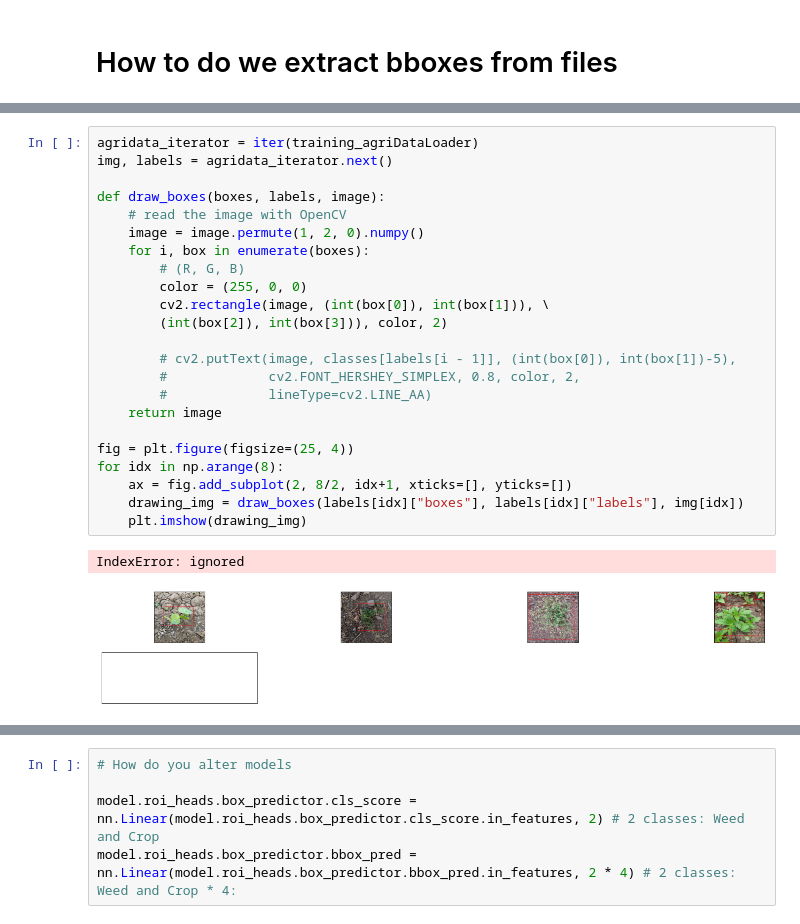
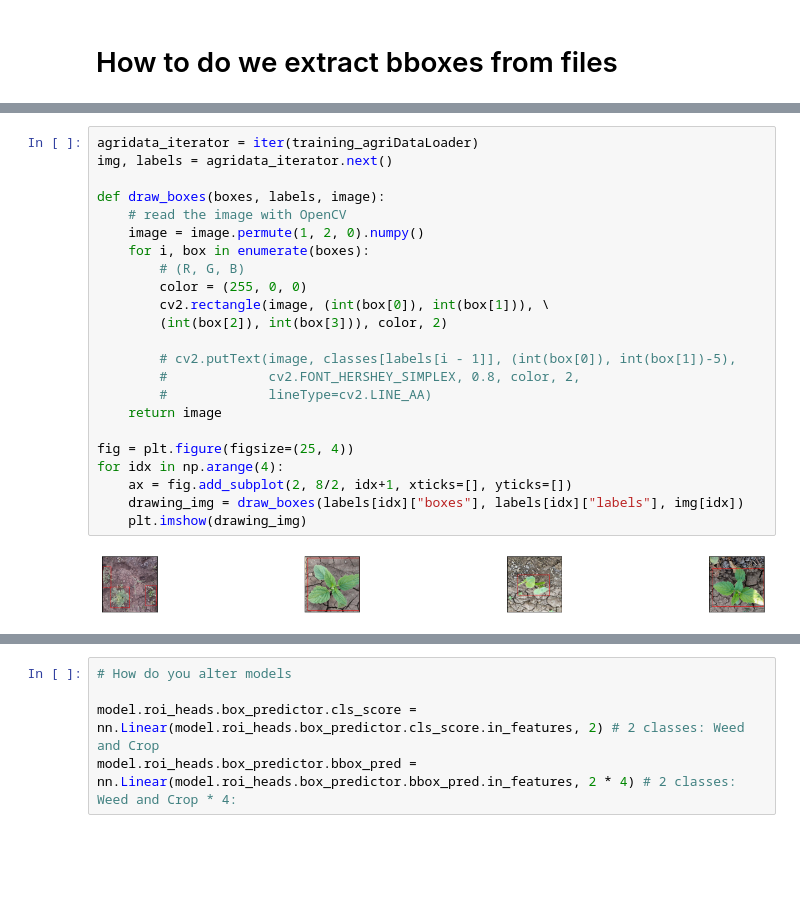
Before and after one commit to SarthakJaingit/Philippine-Science-High-School-AI_Club, a Jupyter notebook: CropAndWeedDetection.ipynb, the cells around one changed output, grey strips where cells are left out. Drawn from its saved outputs; the diff is of its cells as text; blank space fills up the shorter version.

```diff
--- a/CropAndWeedDetection.ipynb
+++ b/CropAndWeedDetection.ipynb
@@ -207,29 +208,28 @@ testing_agriDataLoader = DataLoader(testing_agri_data, batch_size = batch_size,
 # %%
 agridata_iterator = iter(training_agriDataLoader)
 img, labels = agridata_iterator.next()
 
 def draw_boxes(boxes, labels, image):
     # read the image with OpenCV
     image = image.permute(1, 2, 0).numpy()
     for i, box in enumerate(boxes):
         # (R, G, B)
         color = (255, 0, 0)
         cv2.rectangle(image, (int(box[0]), int(box[1])), \
         (int(box[2]), int(box[3])), color, 2)
 
         # cv2.putText(image, classes[labels[i - 1]], (int(box[0]), int(box[1])-5),
         #             cv2.FONT_HERSHEY_SIMPLEX, 0.8, color, 2,
         #             lineType=cv2.LINE_AA)
     return image
 
 fig = plt.figure(figsize=(25, 4))
-for idx in np.arange(8):
+for idx in np.arange(4):
     ax = fig.add_subplot(2, 8/2, idx+1, xticks=[], yticks=[])
     drawing_img = draw_boxes(labels[idx]["boxes"], labels[idx]["labels"], img[idx])
     plt.imshow(drawing_img)
 # %% [output]
-IndexError: ignored
-[figure, old version]
+[figure, new version]
 # %%
 # Initialize Model:
 model = torchvision.models.detection.fasterrcnn_resnet50_fpn(pretrained=True)
```
Also changed, not shown: parts of 6 cells of this notebook.
